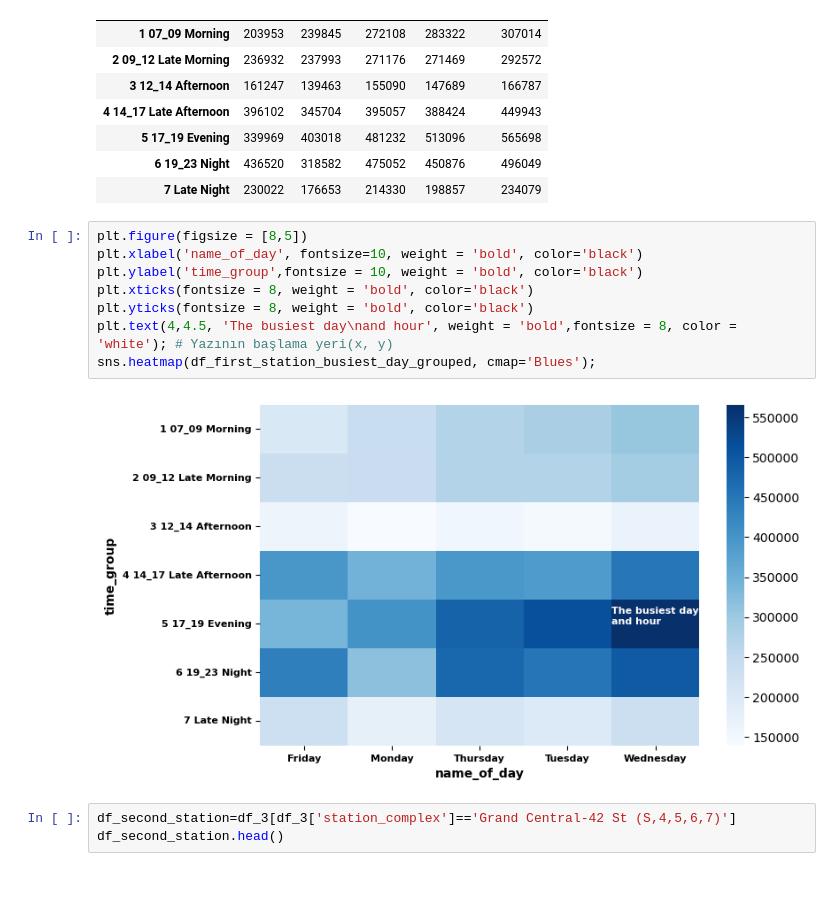
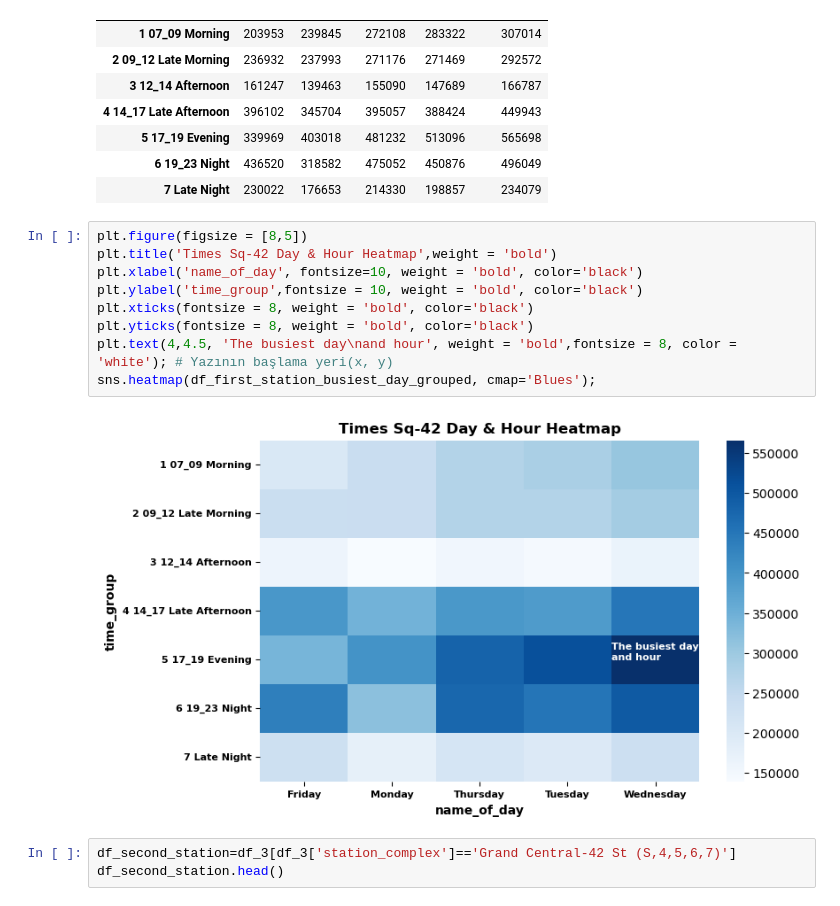
Before and after one commit to baharturgutinan/istdsa_bahar, a Jupyter notebook: ISTDSA_Bahar_Proje1.ipynb, the cells around one changed output. Drawn from its saved outputs; the diff is of its cells as text.

```diff
--- a/ISTDSA_Bahar_Proje1.ipynb
+++ b/ISTDSA_Bahar_Proje1.ipynb
@@ -327,14 +330,15 @@ df_first_station_busiest_day_grouped
 | 7 Late Night | 230022 | 176653 | 214330 | 198857 | 234079 |
 # %%
 plt.figure(figsize = [8,5])
+plt.title('Times Sq-42 Day & Hour Heatmap',weight = 'bold')
 plt.xlabel('name_of_day', fontsize=10, weight = 'bold', color='black')
 plt.ylabel('time_group',fontsize = 10, weight = 'bold', color='black')
 plt.xticks(fontsize = 8, weight = 'bold', color='black')
 plt.yticks(fontsize = 8, weight = 'bold', color='black')
 plt.text(4,4.5, 'The busiest day\nand hour', weight = 'bold',fontsize = 8, color = 'white'); # Yazının başlama yeri(x, y)
 sns.heatmap(df_first_station_busiest_day_grouped, cmap='Blues');
 # %% [output]
-[figure, old version]
+[figure, new version]
 # %%
 df_second_station=df_3[df_3['station_complex']=='Grand Central-42 St (S,4,5,6,7)']
 df_second_station.head()
```
Also changed, not shown: parts of 5 cells of this notebook.
